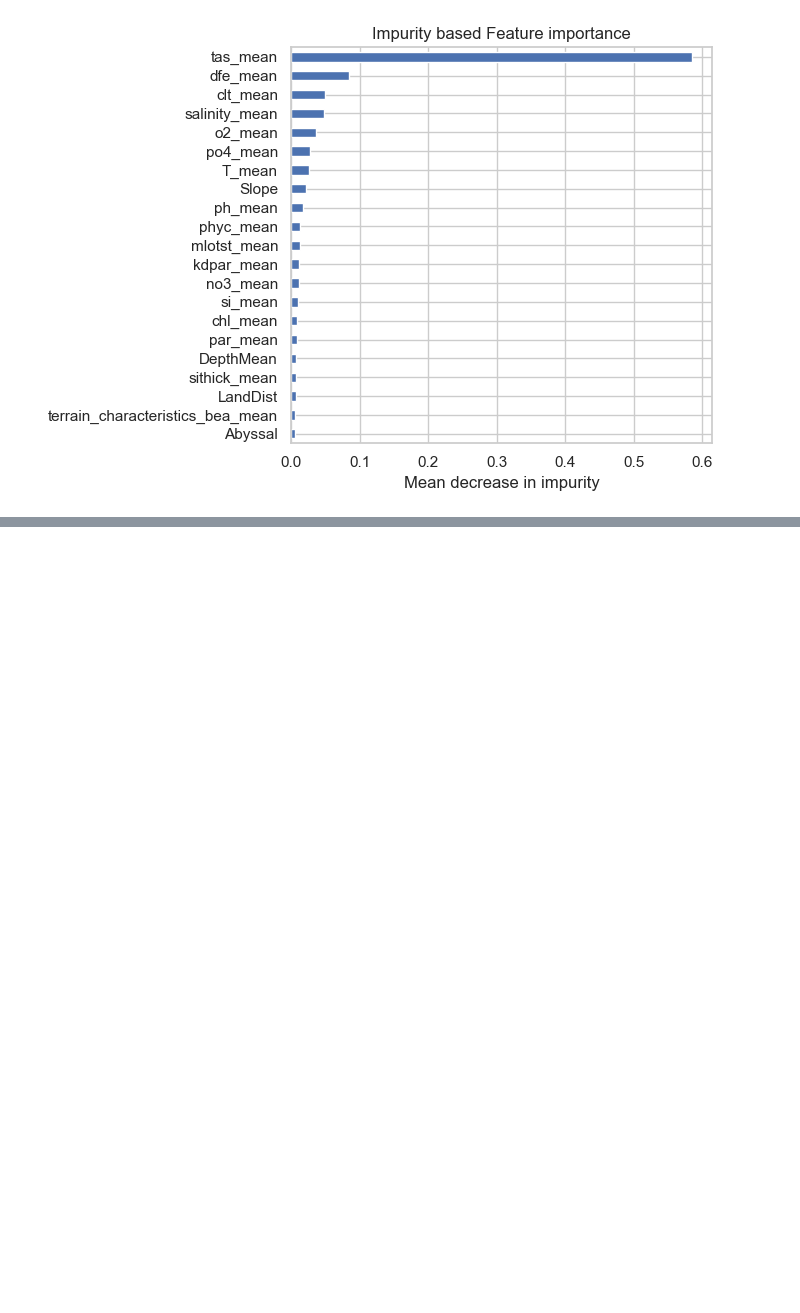
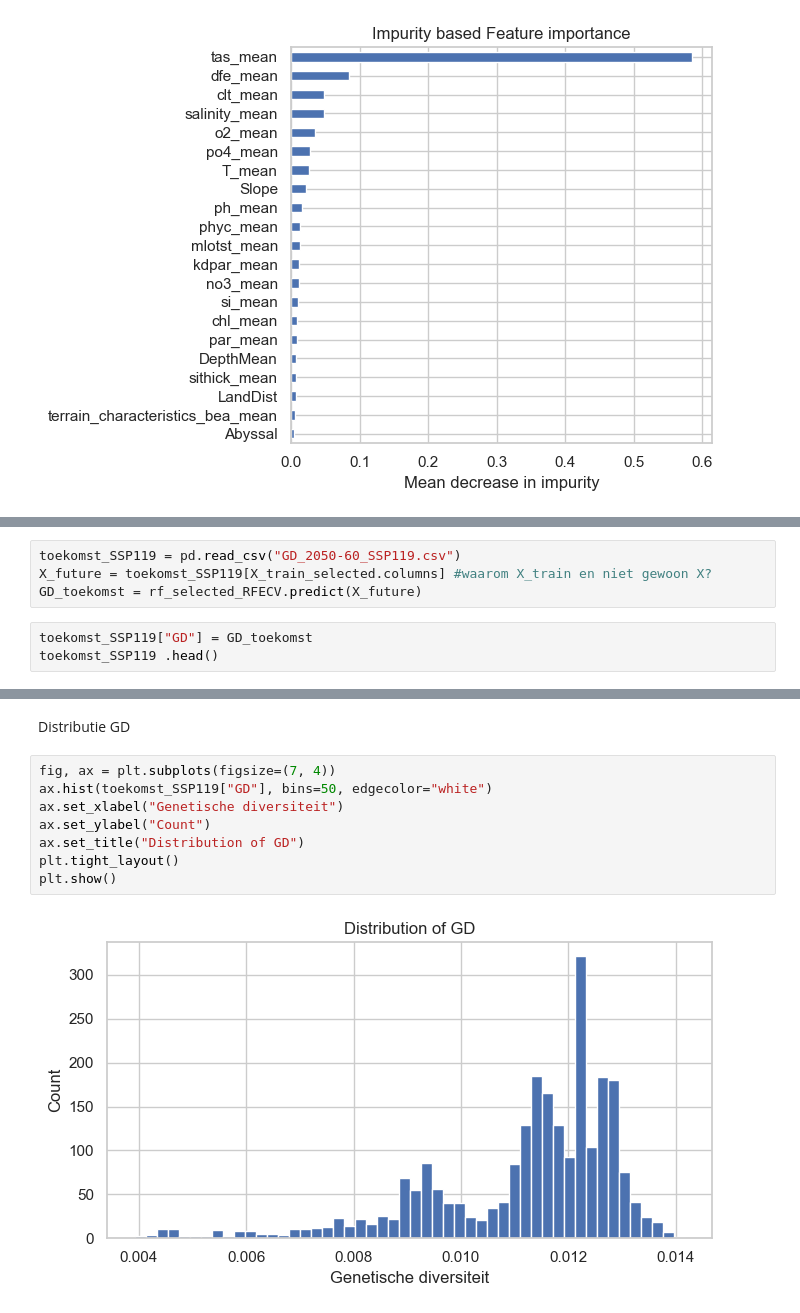
Before and after one commit to KatoMonteyne/Bachelorproef, a Jupyter notebook: model_GD.ipynb, the cells around one changed output, grey strips where cells are left out. Saved outputs shown, nothing was run; the diff lists cells and outputs as text; blank space fills up the shorter version.

```diff
--- a/model_GD.ipynb
+++ b/model_GD.ipynb
@@ -674,0 +702,7 @@ plt.show()
+# %%
+toekomst_SSP119 = pd.read_csv("GD_2050-60_SSP119.csv")
+X_future = toekomst_SSP119[X_train_selected.columns] #waarom X_train en niet gewoon X?
+GD_toekomst = rf_selected_RFECV.predict(X_future)
+# %%
+toekomst_SSP119["GD"] = GD_toekomst
+toekomst_SSP119 .head()
@@ -674,0 +717,12 @@ plt.show()
+# %% [markdown]
+Distributie GD
+# %%
+fig, ax = plt.subplots(figsize=(7, 4))
+ax.hist(toekomst_SSP119["GD"], bins=50, edgecolor="white")
+ax.set_xlabel("Genetische diversiteit")
+ax.set_ylabel("Count")
+ax.set_title("Distribution of GD")
+plt.tight_layout()
+plt.show()
+# %% [output]
+[figure, added]
```
Also changed, not shown: parts of 24 cells of this notebook, 2 other files.
